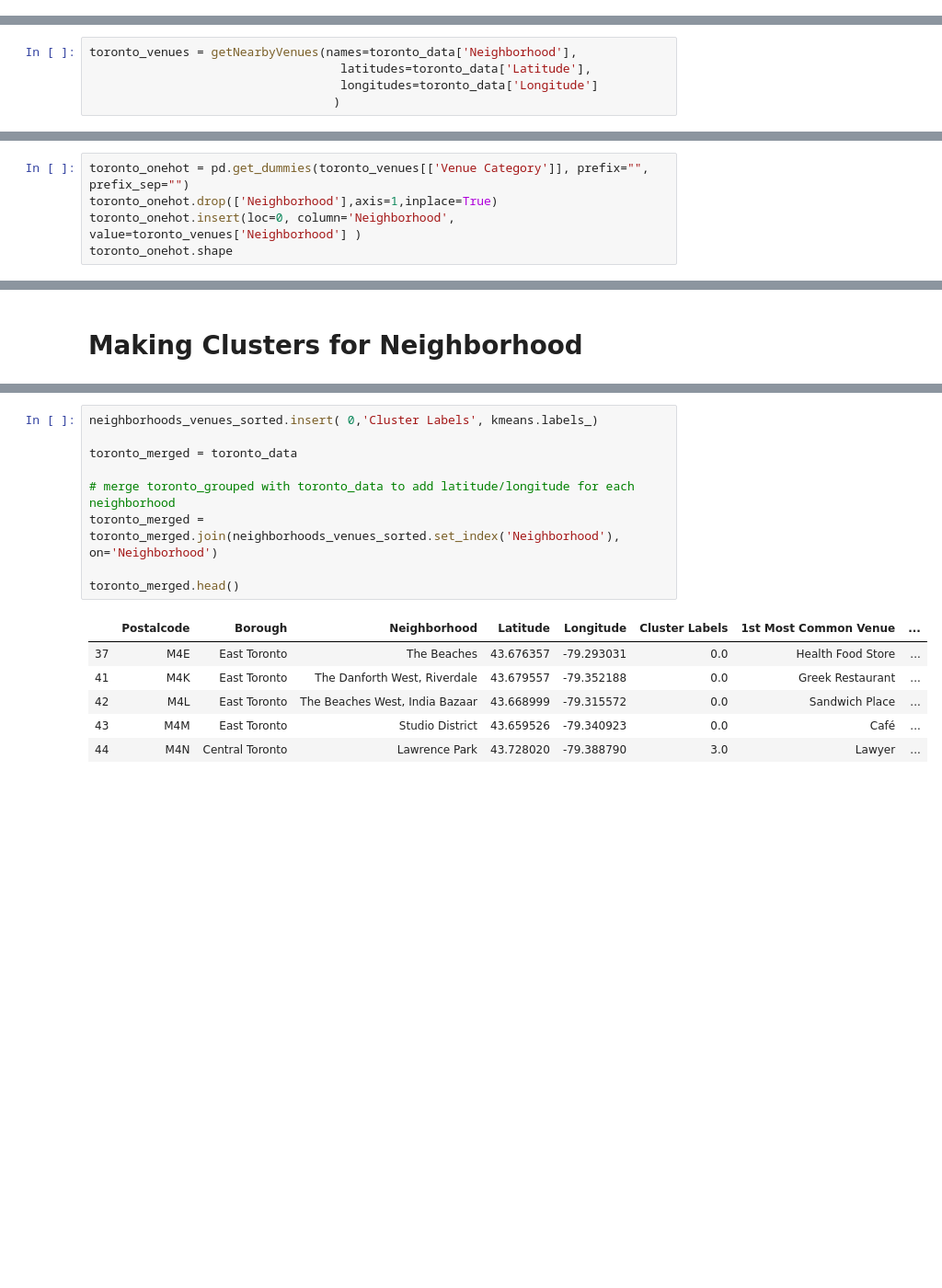
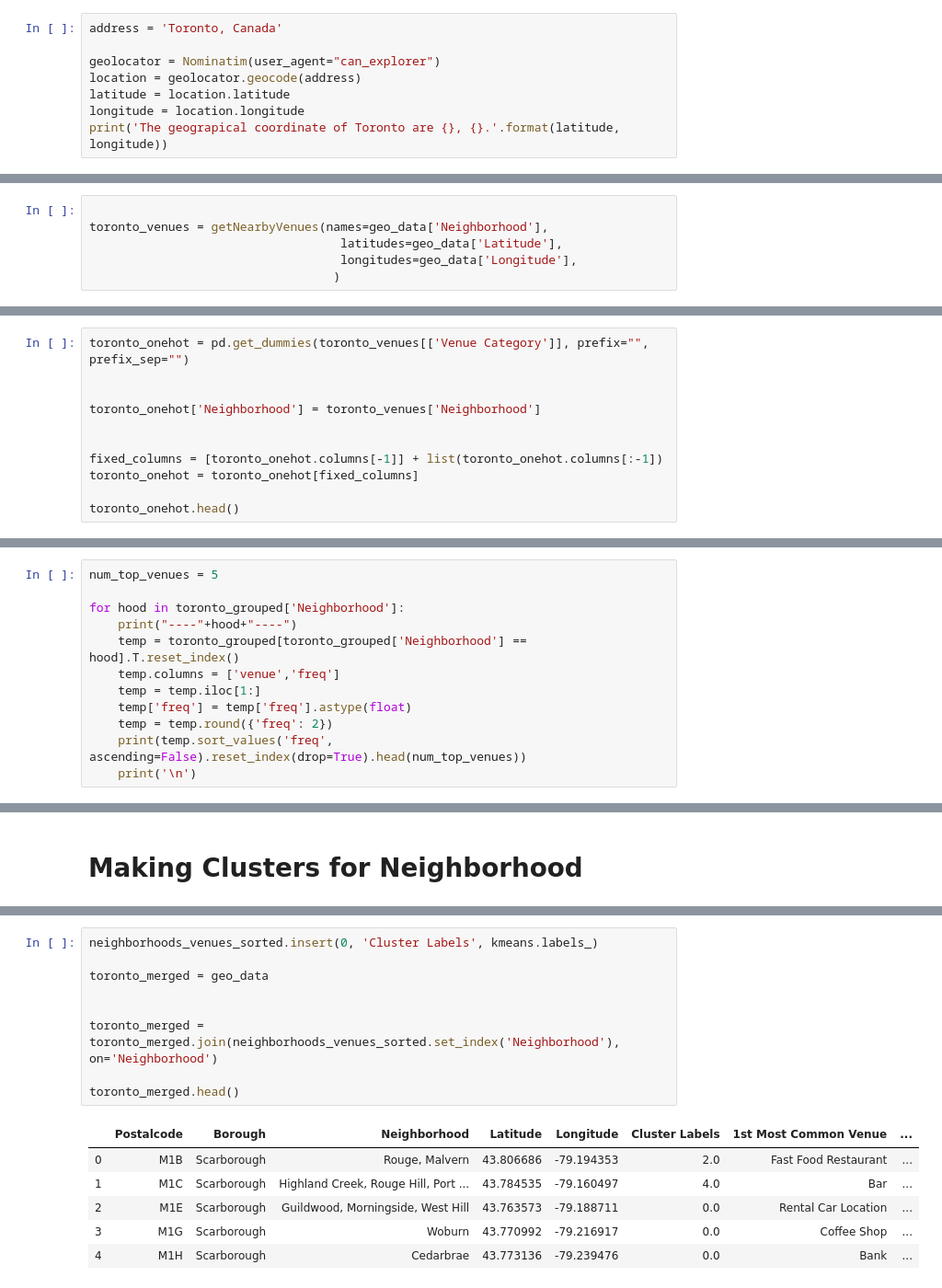
Before and after one commit to jaskiratnandhra/Coursera_Capstone, a Jupyter notebook: First Assignment.ipynb, the cells around one changed output, grey strips where cells are left out. Shown at 92% size. Saved outputs shown, nothing was run; the diff lists cells and outputs as text; blank space fills up the shorter version.

```diff
--- a/First Assignment.ipynb
+++ b/First Assignment.ipynb
@@ -163,0 +192,8 @@ toronto_data
+# %%
+address = 'Toronto, Canada'
+
+geolocator = Nominatim(user_agent="can_explorer")
+location = geolocator.geocode(address)
+latitude = location.latitude
+longitude = location.longitude
+print('The geograpical coordinate of Toronto are {}, {}.'.format(latitude, longitude))
@@ -207,8 +264,9 @@ def getNearbyVenues(names, latitudes, longitudes):
 
     return(nearby_venues)
 # %%
-toronto_venues = getNearbyVenues(names=toronto_data['Neighborhood'],
-                                   latitudes=toronto_data['Latitude'],
-                                   longitudes=toronto_data['Longitude']
+
+toronto_venues = getNearbyVenues(names=geo_data['Neighborhood'],
+                                   latitudes=geo_data['Latitude'],
+                                   longitudes=geo_data['Longitude'],
                                   )
 # %% [output]
@@ -269,6 +315,12 @@ toronto_venues.groupby('Neighborhood').count()
 # %%
 toronto_onehot = pd.get_dummies(toronto_venues[['Venue Category']], prefix="", prefix_sep="")
-toronto_onehot.drop(['Neighborhood'],axis=1,inplace=True)
-toronto_onehot.insert(loc=0, column='Neighborhood', value=toronto_venues['Neighborhood'] )
-toronto_onehot.shape
+
+
+toronto_onehot['Neighborhood'] = toronto_venues['Neighborhood']
+
+
+fixed_columns = [toronto_onehot.columns[-1]] + list(toronto_onehot.columns[:-1])
+toronto_onehot = toronto_onehot[fixed_columns]
+
+toronto_onehot.head()
 # %% [output]
@@ -292,0 +345,12 @@ def return_most_common_venues(row, num_top_venues):
+# %%
+num_top_venues = 5
+
+for hood in toronto_grouped['Neighborhood']:
+    print("----"+hood+"----")
+    temp = toronto_grouped[toronto_grouped['Neighborhood'] == hood].T.reset_index()
+    temp.columns = ['venue','freq']
+    temp = temp.iloc[1:]
+    temp['freq'] = temp['freq'].astype(float)
+    temp = temp.round({'freq': 2})
+    print(temp.sort_values('freq', ascending=False).reset_index(drop=True).head(num_top_venues))
+    print('\n')
@@ -336,16 +422,16 @@ array([0, 0, 0, 0, 0, 0, 0, 0, 0, 0])
 # %%
-neighborhoods_venues_sorted.insert( 0,'Cluster Labels', kmeans.labels_)
+neighborhoods_venues_sorted.insert(0, 'Cluster Labels', kmeans.labels_)
 
-toronto_merged = toronto_data
+toronto_merged = geo_data
 
-# merge toronto_grouped with toronto_data to add latitude/longitude for each neighborhood
+
 toronto_merged = toronto_merged.join(neighborhoods_venues_sorted.set_index('Neighborhood'), on='Neighborhood')
 
 toronto_merged.head()
 # %% [output]
 |  | Postalcode | Borough | Neighborhood | Latitude | Longitude | Cluster Labels | 1st Most Common Venue | ... |
-| 37 | M4E | East Toronto | The Beaches | 43.676357 | -79.293031 | 0.0 | Health Food Store | ... |
-| 41 | M4K | East Toronto | The Danforth West, Riverdale | 43.679557 | -79.352188 | 0.0 | Greek Restaurant | ... |
-| 42 | M4L | East Toronto | The Beaches West, India Bazaar | 43.668999 | -79.315572 | 0.0 | Sandwich Place | ... |
-| 43 | M4M | East Toronto | Studio District | 43.659526 | -79.340923 | 0.0 | Café | ... |
-| 44 | M4N | Central Toronto | Lawrence Park | 43.728020 | -79.388790 | 3.0 | Lawyer | ... |
+| 0 | M1B | Scarborough | Rouge, Malvern | 43.806686 | -79.194353 | 2.0 | Fast Food Restaurant | ... |
+| 1 | M1C | Scarborough | Highland Creek, Rouge Hill, Port ... | 43.784535 | -79.160497 | 4.0 | Bar | ... |
+| 2 | M1E | Scarborough | Guildwood, Morningside, West Hill | 43.763573 | -79.188711 | 0.0 | Rental Car Location | ... |
+| 3 | M1G | Scarborough | Woburn | 43.770992 | -79.216917 | 0.0 | Coffee Shop | ... |
+| 4 | M1H | Scarborough | Cedarbrae | 43.773136 | -79.239476 | 0.0 | Bank | ... |
```
Also changed, not shown: parts of 35 cells of this notebook.
